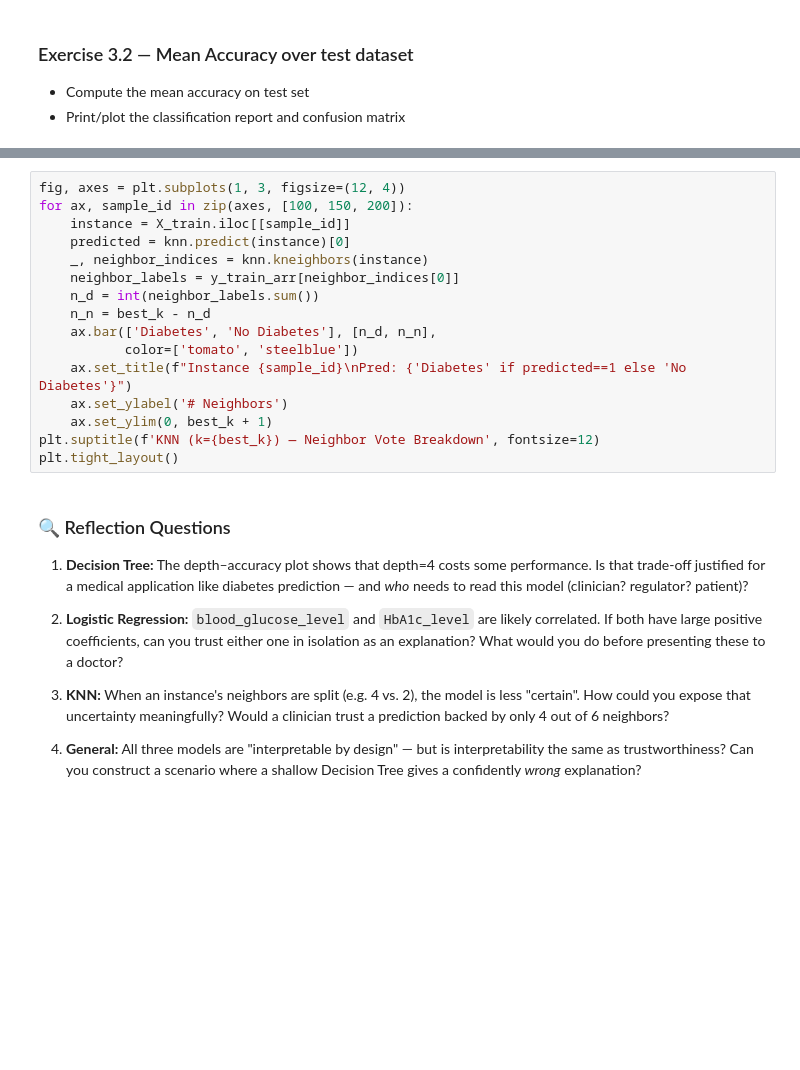
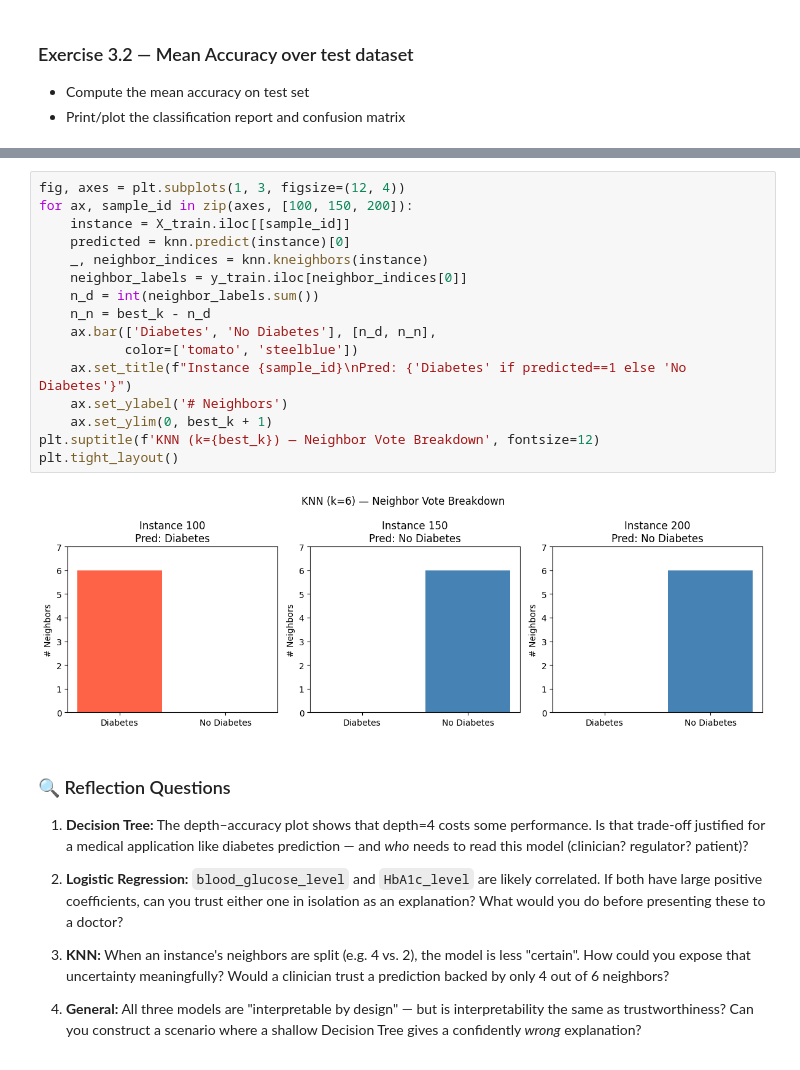
Before and after one commit to Arthvrr/Explanaible-AI-Labs, a Jupyter notebook: Lab01_Interpretable_by_Design.ipynb, the cells around one changed output, grey strips where cells are left out. Saved outputs shown, nothing was run; the diff lists cells and outputs as text; blank space fills up the shorter version.

```diff
--- a/Lab01_Interpretable_by_Design.ipynb
+++ b/Lab01_Interpretable_by_Design.ipynb
@@ -807,19 +911,21 @@ Instance 100
 # %%
 fig, axes = plt.subplots(1, 3, figsize=(12, 4))
 for ax, sample_id in zip(axes, [100, 150, 200]):
     instance = X_train.iloc[[sample_id]]
     predicted = knn.predict(instance)[0]
     _, neighbor_indices = knn.kneighbors(instance)
-    neighbor_labels = y_train_arr[neighbor_indices[0]]
+    neighbor_labels = y_train.iloc[neighbor_indices[0]]
     n_d = int(neighbor_labels.sum())
     n_n = best_k - n_d
     ax.bar(['Diabetes', 'No Diabetes'], [n_d, n_n],
            color=['tomato', 'steelblue'])
     ax.set_title(f"Instance {sample_id}\nPred: {'Diabetes' if predicted==1 else 'No Diabetes'}")
     ax.set_ylabel('# Neighbors')
     ax.set_ylim(0, best_k + 1)
 plt.suptitle(f'KNN (k={best_k}) — Neighbor Vote Breakdown', fontsize=12)
 plt.tight_layout()
+# %% [output]
+[figure, added]
 # %% [markdown]
 ### 🔍 Reflection Questions
 
```
Also changed, not shown: parts of 6 cells of this notebook.
